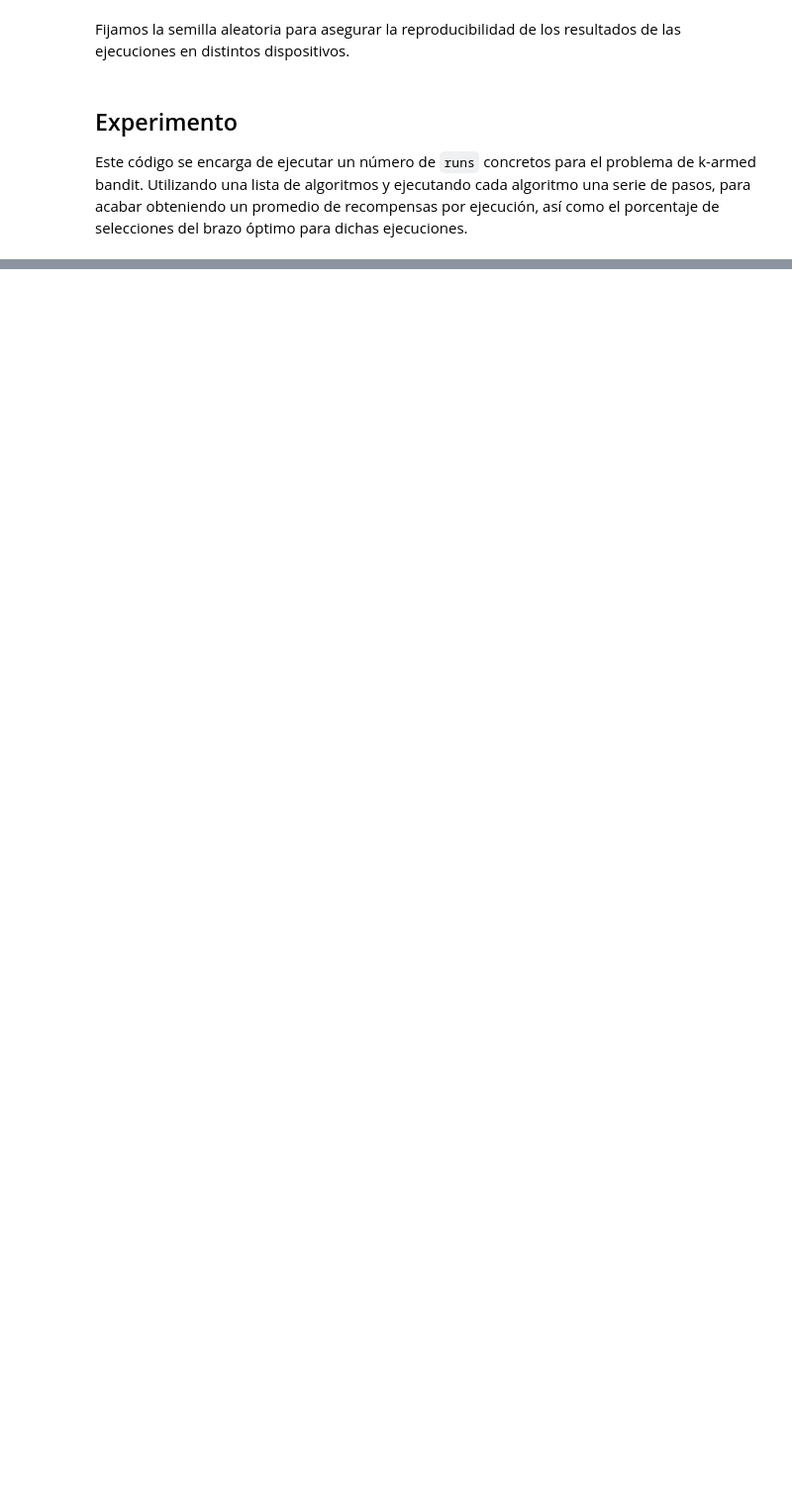
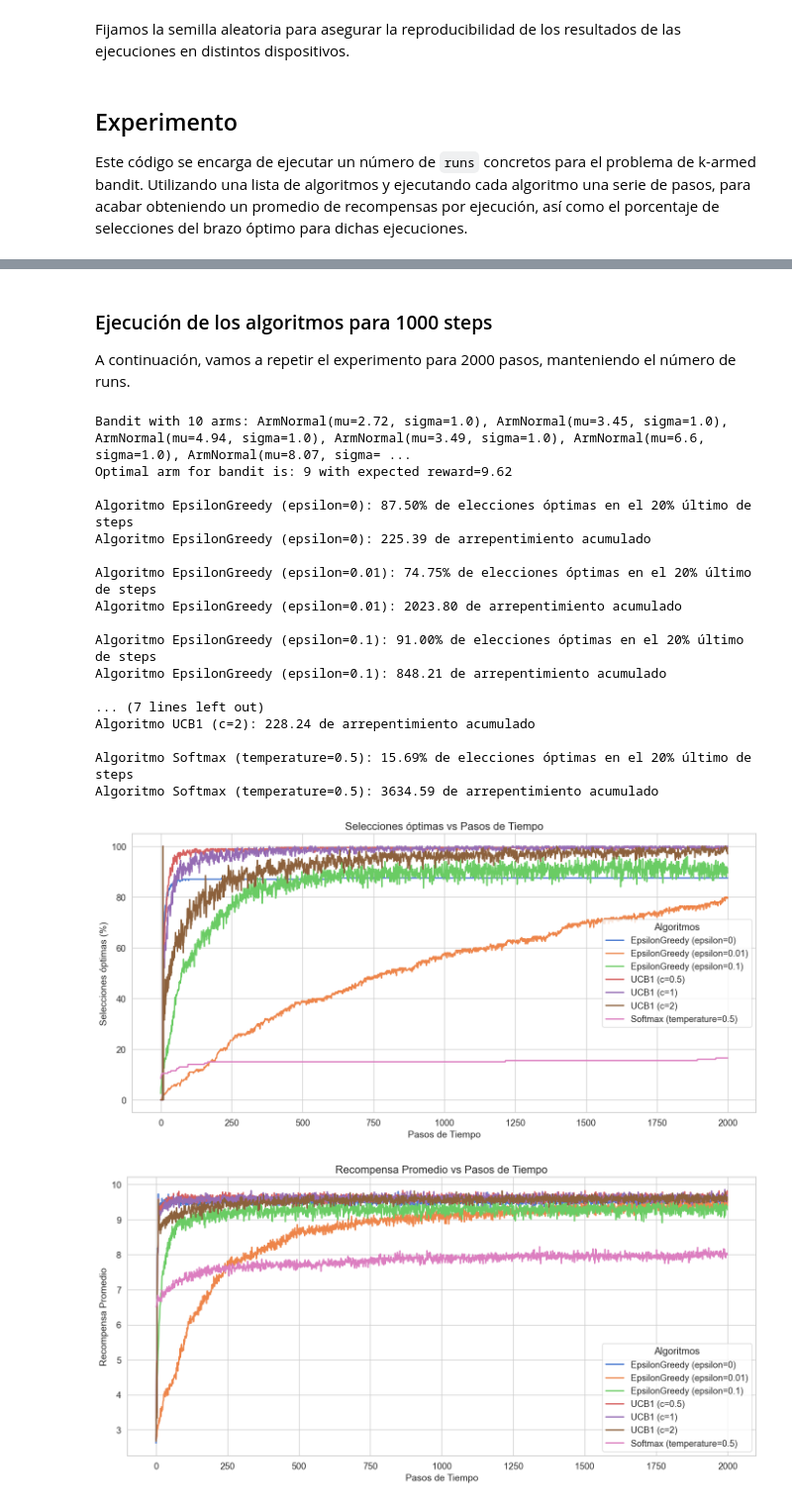
Before and after one commit to miguelangelortizpenaranda/ortizpastorserna, a Jupyter notebook: bandit_experiment_normal.ipynb, the cells around one changed output, grey strips where cells are left out. Shown at 99% size. Cells and saved outputs as stored; diff of their text form; code cells hidden in the pictures; blank space fills up the shorter version.

```diff
--- a/bandit_experiment_normal.ipynb
+++ b/bandit_experiment_normal.ipynb
@@ -164,0 +212,26 @@ Optimal arm for bandit is: 11 with expected reward=9.62
+# %% [markdown]
+### Ejecución de los algoritmos para 1000 steps
+
+A continuación, vamos a repetir el experimento para 2000 pasos, manteniendo el número de runs.
+# %%
+execute_bandit_experiment(k=10, steps=2000, runs=runs, bandit=bandit)
+# %% [output]
+Bandit with 10 arms: ArmNormal(mu=2.72, sigma=1.0), ArmNormal(mu=3.45, sigma=1.0), ArmNormal(mu=4.94, sigma=1.0), ArmNormal(mu=3.49, sigma=1.0), ArmNormal(mu=6.6, sigma=1.0), ArmNormal(mu=8.07, sigma= ...
+Optimal arm for bandit is: 9 with expected reward=9.62
+
+Algoritmo EpsilonGreedy (epsilon=0): 87.50% de elecciones óptimas en el 20% último de steps
+Algoritmo EpsilonGreedy (epsilon=0): 225.39 de arrepentimiento acumulado
+
+Algoritmo EpsilonGreedy (epsilon=0.01): 74.75% de elecciones óptimas en el 20% último de steps
+Algoritmo EpsilonGreedy (epsilon=0.01): 2023.80 de arrepentimiento acumulado
+
+Algoritmo EpsilonGreedy (epsilon=0.1): 91.00% de elecciones óptimas en el 20% último de steps
+Algoritmo EpsilonGreedy (epsilon=0.1): 848.21 de arrepentimiento acumulado
+
+... (7 lines left out)
+Algoritmo UCB1 (c=2): 228.24 de arrepentimiento acumulado
+
+Algoritmo Softmax (temperature=0.5): 15.69% de elecciones óptimas en el 20% último de steps
+Algoritmo Softmax (temperature=0.5): 3634.59 de arrepentimiento acumulado
+[figure, added]
+[figure, added]
```
Also changed, not shown: parts of 28 cells of this notebook, 3 other files.
